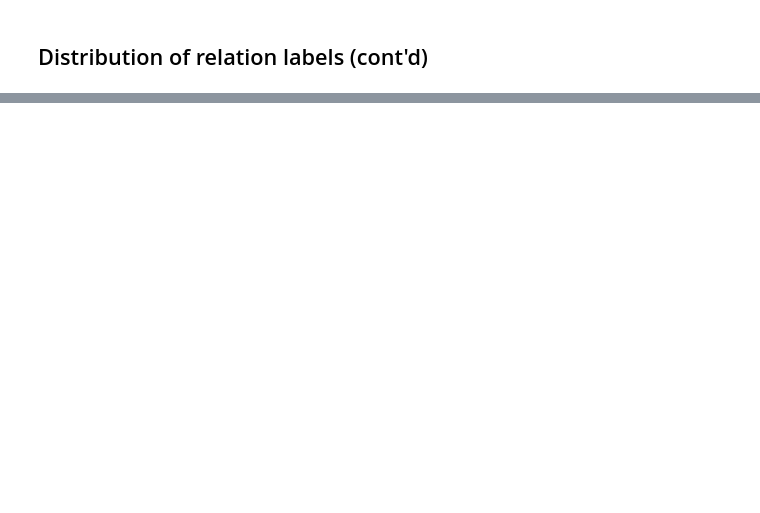
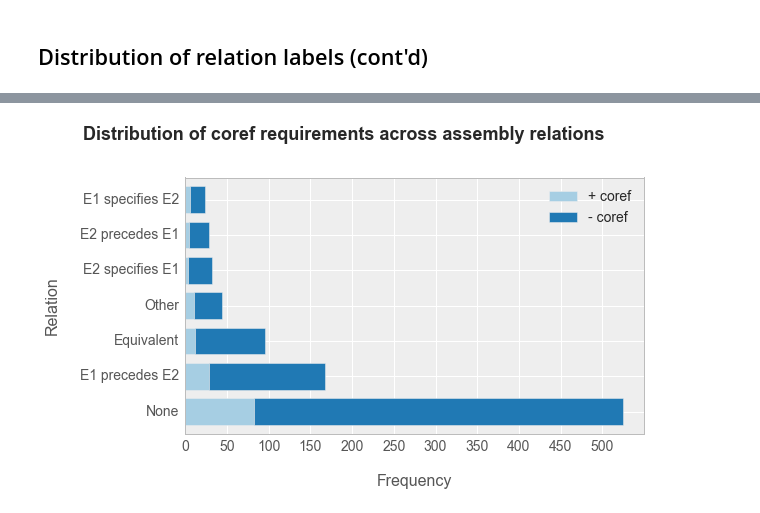
Before and after one commit to myedibleenso/this-before-that, a Jupyter notebook: notebooks/corpus-exploration.ipynb, the cells around one changed output, grey strips where cells are left out. Saved outputs shown, nothing was run; the diff lists cells and outputs as text; code cells hidden in the pictures; blank space fills up the shorter version.

```diff
--- a/notebooks/corpus-exploration.ipynb
+++ b/notebooks/corpus-exploration.ipynb
@@ -56,0 +85,36 @@ df2.plot(kind='bar', stacked=True)
+# %%
+import numpy as np
+
+df3 = pd.read_json('../annotations.json')
+df3 = df3[df3.relation != "Bug"]
+coref = "coref"
+df3[coref] = df3[coref].replace({True: "+ coref", False: "- coref"})
+# count relations for each category + coref
+coref_group = df3.groupby(['relation', coref]).size()
+stacked_coref_df = coref_group.unstack()
+# get total for sorting
+stacked_coref_df['total'] = stacked_coref_df['+ coref'] + stacked_coref_df['- coref']
+ax = stacked_coref_df.sort_values(['total'], ascending=[0])[['+ coref', '- coref']].plot(
+    kind='barh',
+    fontsize=14,
+    stacked=True,
+    color=sns.color_palette("Paired", 2),
+    legend=True,
+    #subplots=True,
+    figsize=(10, 6),
+    width=0.75
+)
+
+sns.plt.rc('font', family='sans-serif', serif='Times')
+sns.plt.ylabel("Relation", fontsize=16, labelpad=20)
+sns.plt.xlabel("Frequency", fontsize=16, labelpad=20)
+ax.set_xticks(np.arange(0,550,50))
+x0, x1 = sns.plt.xlim()
+ax.set_xlim(x0, 550)
+sns.plt.legend(fontsize=14)
+fig_title = "Distribution of coref requirements across assembly relations".format(len(df2))
+sns.plt.suptitle(fig_title, fontsize=18, fontweight="bold")
+sns.plt.tight_layout(pad=6)
+sns.plt.savefig('relation-coref-dist-bar.png')
+# %% [output]
+[figure, added]
```
Also changed, not shown: parts of 4 cells of this notebook.
